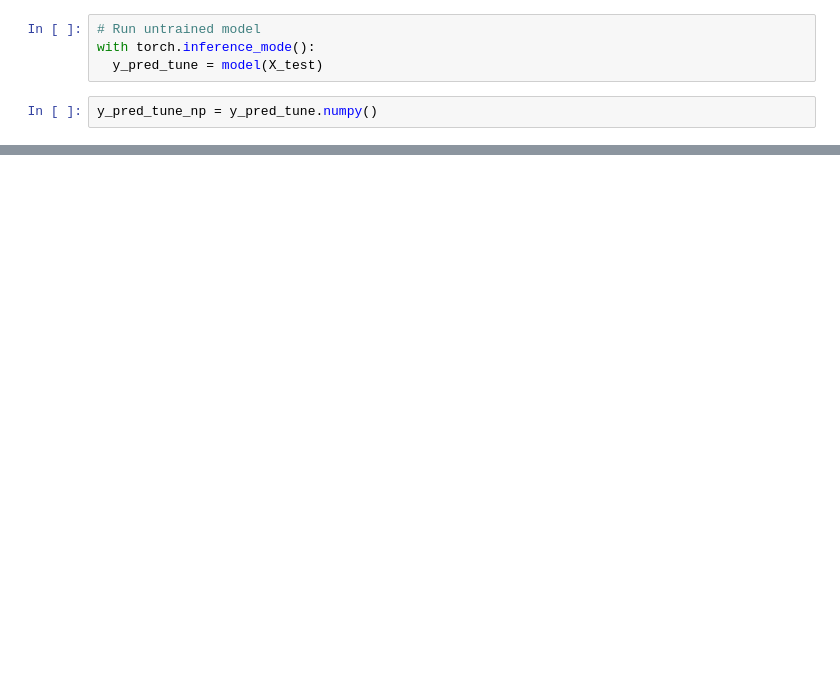
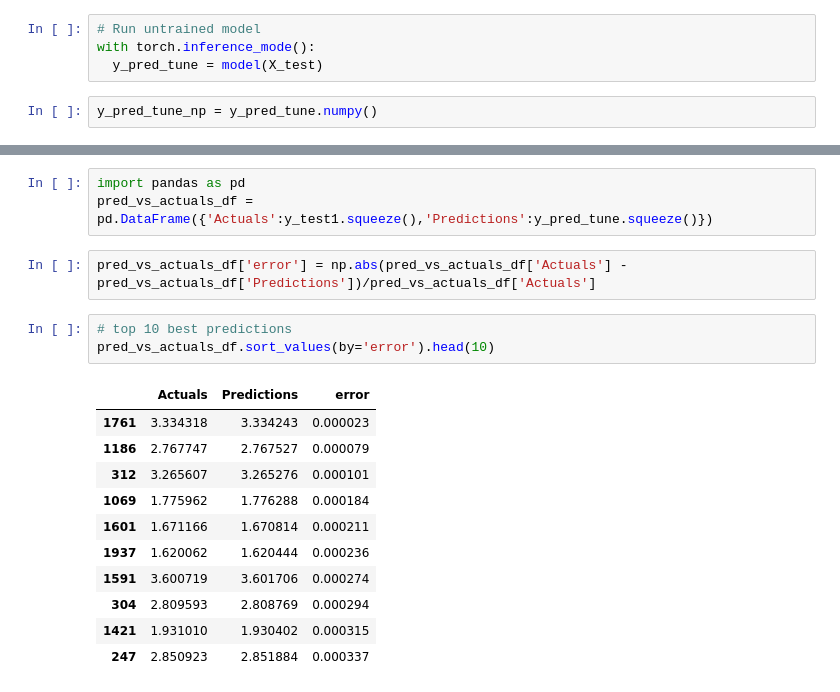
Before and after one commit to gmehra123/PORTFOLIO, a Jupyter notebook: Testing_notebook2.ipynb, the cells around one changed output, grey strips where cells are left out. Saved outputs shown, nothing was run; the diff lists cells and outputs as text; blank space fills up the shorter version.

Commit message:
Best fit

```diff
--- a/Testing_notebook2.ipynb
+++ b/Testing_notebook2.ipynb
@@ -157,0 +167,20 @@ torch.save(model.state_dict(),f='models/model_non_linear.pth')
+# %%
+import pandas as pd
+pred_vs_actuals_df = pd.DataFrame({'Actuals':y_test1.squeeze(),'Predictions':y_pred_tune.squeeze()})
+# %%
+pred_vs_actuals_df['error'] = np.abs(pred_vs_actuals_df['Actuals'] - pred_vs_actuals_df['Predictions'])/pred_vs_actuals_df['Actuals']
+# %%
+# top 10 best predictions
+pred_vs_actuals_df.sort_values(by='error').head(10)
+# %% [output]
+|  | Actuals | Predictions | error |
+| 1761 | 3.334318 | 3.334243 | 0.000023 |
+| 1186 | 2.767747 | 2.767527 | 0.000079 |
+| 312 | 3.265607 | 3.265276 | 0.000101 |
+| 1069 | 1.775962 | 1.776288 | 0.000184 |
+| 1601 | 1.671166 | 1.670814 | 0.000211 |
+| 1937 | 1.620062 | 1.620444 | 0.000236 |
+| 1591 | 3.600719 | 3.601706 | 0.000274 |
+| 304 | 2.809593 | 2.808769 | 0.000294 |
+| 1421 | 1.931010 | 1.930402 | 0.000315 |
+| 247 | 2.850923 | 2.851884 | 0.000337 |
```
Also changed, not shown: parts of 10 cells of this notebook.
